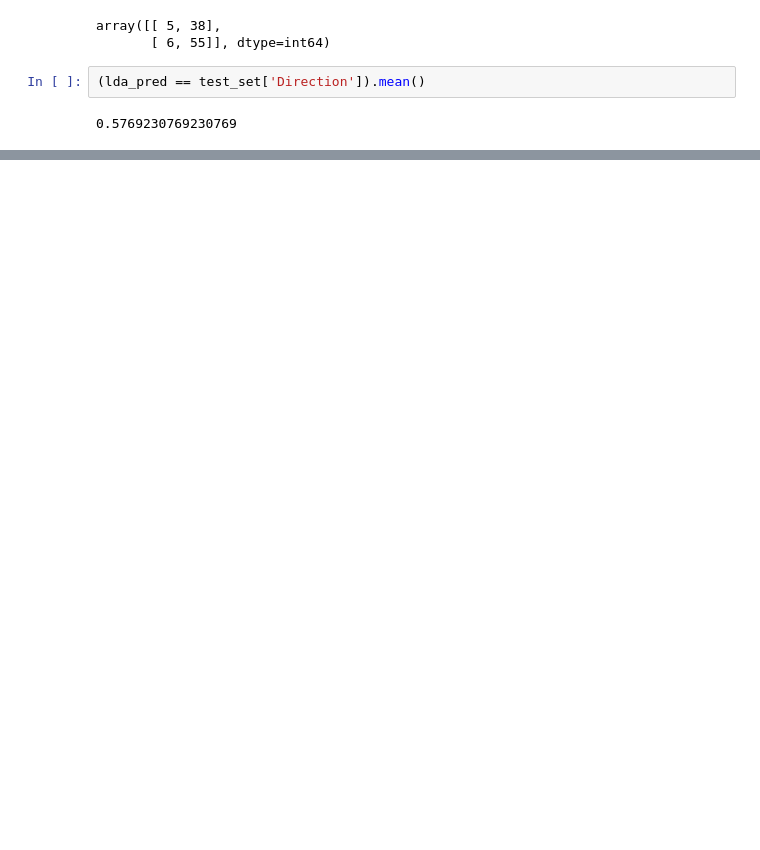
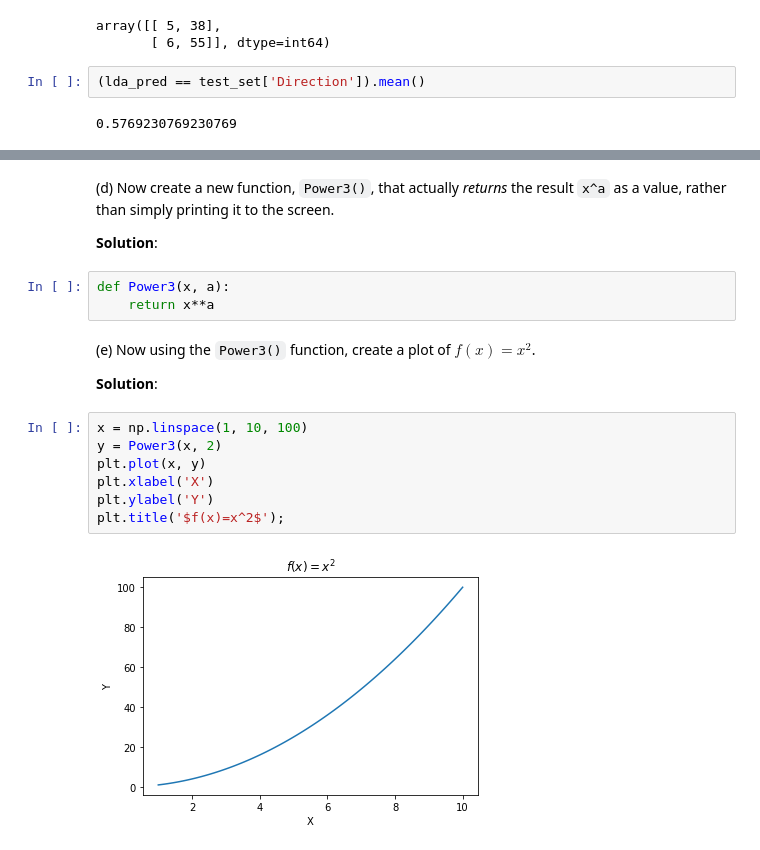
Before and after one commit to chenyulue/ISLP, a Jupyter notebook: Ch04/Ch04-Classification_Exercises.ipynb, the cells around one changed output, grey strips where cells are left out. Saved outputs shown, nothing was run; the diff lists cells and outputs as text; blank space fills up the shorter version.

```diff
--- a/Ch04/Ch04-Classification_Exercises.ipynb
+++ b/Ch04/Ch04-Classification_Exercises.ipynb
@@ -409,0 +686,20 @@ array([[ 5, 38],
+# %% [markdown]
+(d) Now create a new function, `Power3()`, that actually *returns* the result `x^a` as a value, rather than simply printing it to the screen.
+
+**Solution**:
+# %%
+def Power3(x, a):
+    return x**a
+# %% [markdown]
+(e) Now using the `Power3()` function, create a plot of $f(x)=x^2$.
+
+**Solution**:
+# %%
+x = np.linspace(1, 10, 100)
+y = Power3(x, 2)
+plt.plot(x, y)
+plt.xlabel('X')
+plt.ylabel('Y')
+plt.title('$f(x)=x^2$');
+# %% [output]
+[figure, added]
```
Also changed, not shown: parts of 56 cells of this notebook.
